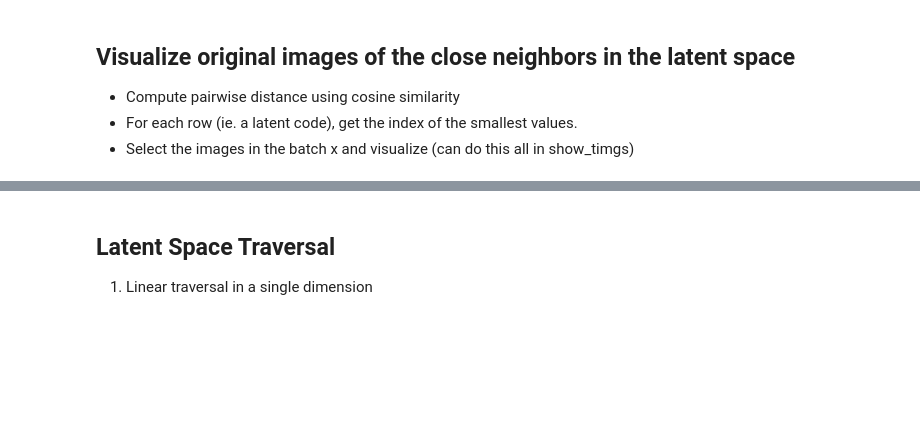
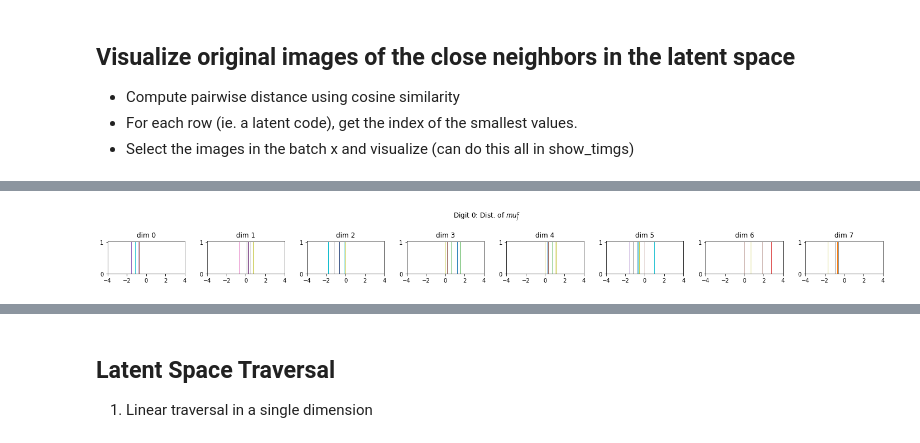
Before and after one commit to cocoaaa/Tenenbaum2000, a Jupyter notebook: nbs/_Evaluations.ipynb, the cells around one changed output, grey strips where cells are left out. Drawn from its saved outputs; the diff is of its cells as text; code cells hidden in the pictures; blank space fills up the shorter version.

```diff
--- a/nbs/_Evaluations.ipynb
+++ b/nbs/_Evaluations.ipynb
@@ -134,0 +496,88 @@ print(args.shape)
+# %%
+mu_xlim = (-4., 4.)
+# var_xlim = (0, 0.05)
+n_samples = 1024
+# Set output dir
+out_dir = log_dir/"dist_qparams_per_content"
+if not out_dir.exists():
+    out_dir.mkdir(parents=True)
+    print("Created and saving to: ", out_dir)
+
+for digit_id in range(10):
+    # Collect a batch of images of the same content
+    xs = []
+    n_collected = 0
+    while n_collected <= n_samples:
+        batch = next(iter(dl))
+        x = batch['img']
+        label_c = batch['digit']
+        label_s = batch['color']
+        selected = x[label_c==digit_id]
+        xs.append(selected)
+        n_collected += len(selected)
+    xs = torch.cat(xs, dim=0)
+    print(f" Digit {digit_id} collected. Input: {xs.shape}")
+
+
+    # Plot the distributions of qc parameters and qs parameters
+    model.eval()
+    with torch.no_grad():
+        dict_qparams = model(xs)
+
+        # Dist. of each content dim's parameters
+        mu_qc, var_qc = dict_qparams['mu_qc'], dict_qparams['logvar_qc'].exp() #(BS, content_dim), (BS, style_dim)
+        # -- mu_qc's
+#         mu_xlim = (0, max(mu_qc)
+        f, ax = plt.subplots(1, model.content_dim, figsize=(20,2))
+        title = f"Digit {digit_id}: " + r"Dist. of $mu^{c}_j$"
+        f.suptitle(title)
+        for j in range(model.content_dim):
+            ax[j].hist(mu_qc[:,j])
+            ax[j].set_xlim(mu_xlim)
+            ax[j].set_title(f"dim {j}")
+        f.tight_layout()
+        f.savefig(out_dir/f"digit-{digit_id}-mu_qc.png")
+        plt.show()
+
+        # -- var_qc's
+        var_xlim = (0, var_qc.max().item())
+        f, ax = plt.subplots(1, model.style_dim, figsize=(20,2))
+        title = f"Digit {digit_id}: " + r"Dist. of $var^{c}_j$"
+        f.suptitle(title)
+        for j in range(model.content_dim):
+            ax[j].hist(var_qc[:,j])
+            ax[j].set_xlim(var_xlim)
+            ax[j].set_title(f"dim {j}")
+        f.tight_layout()
+        f.savefig(out_dir/f"digit-{digit_id}-var_qc.png")
+        plt.show()
+
+
+        # Dist. of each style dim's parameters
+        mu_qs, var_qs = dict_qparams['mu_qs'], dict_qparams['logvar_qs'].exp()
+        # -- mu_qs's
+#         mu_xlim = (0, max(mu_qs))
+        f, ax = plt.subplots(1, model.style_dim, figsize=(20,2))
+        title = f"Digit {digit_id}: " + r"Dist. of $mu^{s}_j$"
+        f.suptitle(title)
+        for j in range(model.style_dim):
+            ax[j].hist(mu_qs[:,j])
+            ax[j].set_xlim(mu_xlim)
+            ax[j].set_title(f"dim {j}")
+        f.tight_layout()
+        f.savefig(out_dir/f"digit-{digit_id}-mu_qs.png")
+        plt.show()
+
+        # -- var_qs's
+        var_xlim = (0, var_qs.max().item())
+        f, ax = plt.subplots(1, model.style_dim, figsize=(20,2))
+        title = f"Digit {digit_id}: " + r"Dist. of $var^{s}_j$"
+        f.suptitle(title)
+        for j in range(model.style_dim):
+            ax[j].hist(var_qs[:,j])
+            ax[j].set_xlim(var_xlim)
+            ax[j].set_title(f"dim {j}")
+        f.tight_layout()
+        f.savefig(out_dir/f"digit-{digit_id}-var_qs.png")
+        plt.show()
+# %% [output]
@@ -134,0 +586 @@ print(args.shape)
+[figure, added]
```
Also changed, not shown: parts of 55 cells of this notebook.
